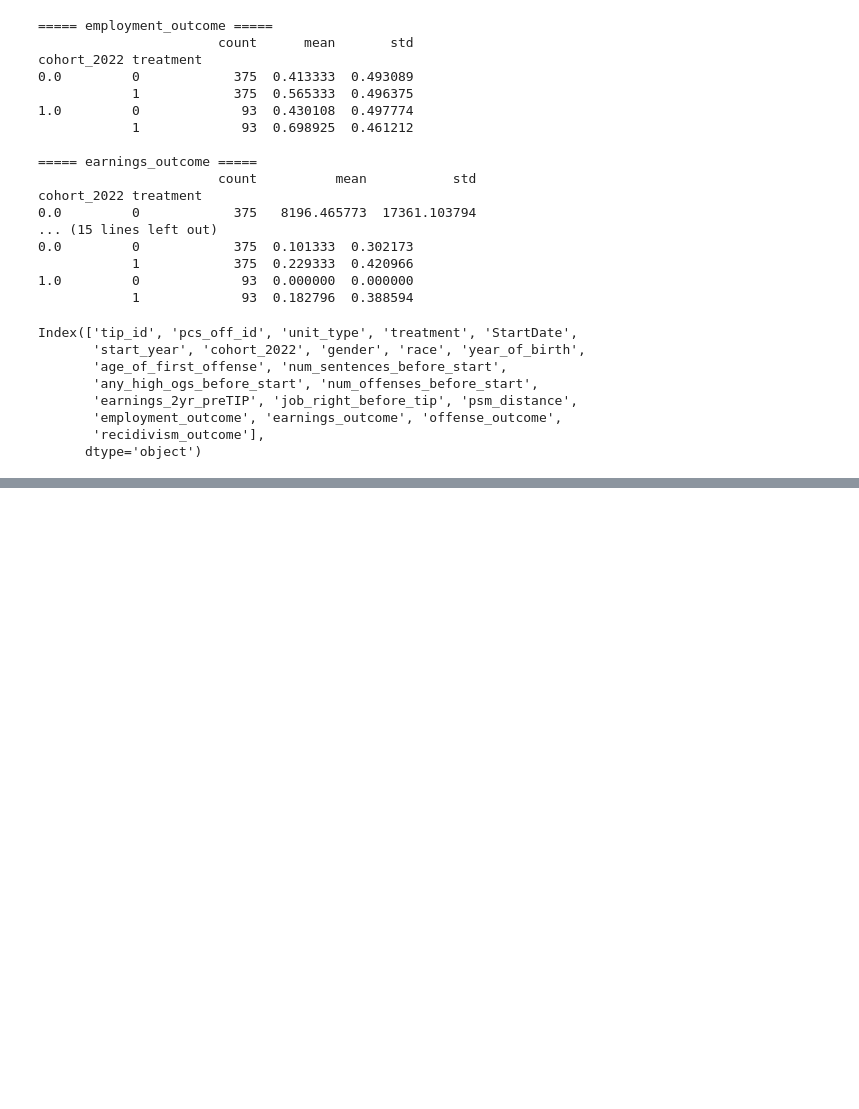
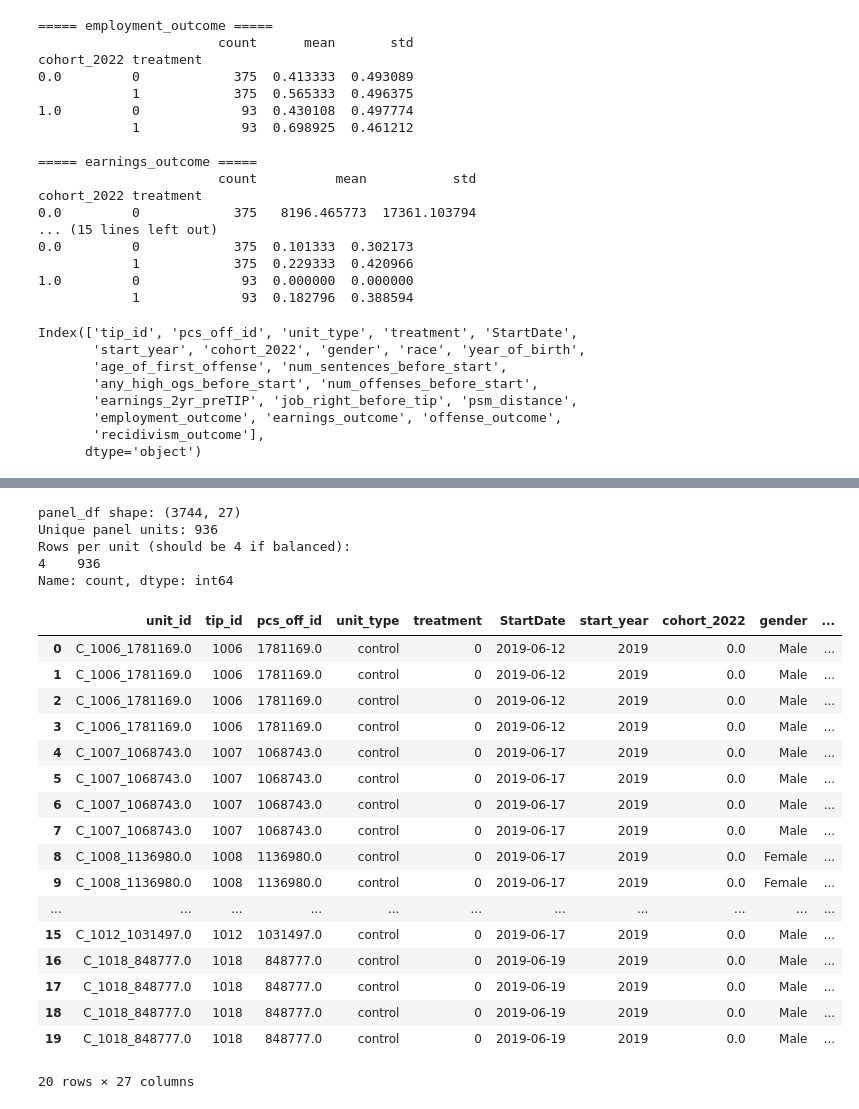
Before and after one commit to Nikki-Lemon/TIP2026, a Jupyter notebook: Matching/Participant_NonParticipant_Matching.ipynb, the cells around one changed output, grey strips where cells are left out. Saved outputs shown, nothing was run; the diff lists cells and outputs as text; code cells hidden in the pictures; blank space fills up the shorter version.

```diff
--- a/Matching/Participant_NonParticipant_Matching.ipynb
+++ b/Matching/Participant_NonParticipant_Matching.ipynb
@@ -2721,0 +3016,20 @@ Notes:
+# %%
+# --------------------------------------------------
+# Block 8: Construct recidivism_year
+# --------------------------------------------------
+
+panel_df["has_prior_offense_before_start"] = np.where(
+    panel_df["num_offenses_before_start"] > 0,
+    1,
+    0
+)
+
+panel_df["recidivism_year"] = np.where(
+    (panel_df["has_prior_offense_before_start"] == 1) &
+    (panel_df["year_rel"] >= 0) &
+    (panel_df["has_offense_year"] > 0),
+    1,
+    0
+)
+
+panel_df.head()
@@ -2721,0 +3044,40 @@ Notes:
+# %%
+# --------------------------------------------------
+# Block 9: Final panel formatting
+# --------------------------------------------------
+
+panel_df = panel_df.sort_values(["unit_id", "year_rel"]).reset_index(drop=True)
+
+# Optional calendar year corresponding to each relative year
+panel_df["calendar_year"] = panel_df["start_year"] + panel_df["year_rel"]
+
+print("panel_df shape:", panel_df.shape)
+print("Unique panel units:", panel_df["unit_id"].nunique())
+print("Rows per unit (should be 4 if balanced):")
+print(panel_df.groupby("unit_id").size().value_counts().sort_index())
+
+panel_df.head(20)
+# %% [output]
+panel_df shape: (3744, 27)
+Unique panel units: 936
+Rows per unit (should be 4 if balanced):
+4    936
+Name: count, dtype: int64
+|  | unit_id | tip_id | pcs_off_id | unit_type | treatment | StartDate | start_year | cohort_2022 | gender | ... |
+| 0 | C_1006_1781169.0 | 1006 | 1781169.0 | control | 0 | 2019-06-12 | 2019 | 0.0 | Male | ... |
+| 1 | C_1006_1781169.0 | 1006 | 1781169.0 | control | 0 | 2019-06-12 | 2019 | 0.0 | Male | ... |
+| 2 | C_1006_1781169.0 | 1006 | 1781169.0 | control | 0 | 2019-06-12 | 2019 | 0.0 | Male | ... |
+| 3 | C_1006_1781169.0 | 1006 | 1781169.0 | control | 0 | 2019-06-12 | 2019 | 0.0 | Male | ... |
+| 4 | C_1007_1068743.0 | 1007 | 1068743.0 | control | 0 | 2019-06-17 | 2019 | 0.0 | Male | ... |
+| 5 | C_1007_1068743.0 | 1007 | 1068743.0 | control | 0 | 2019-06-17 | 2019 | 0.0 | Male | ... |
+| 6 | C_1007_1068743.0 | 1007 | 1068743.0 | control | 0 | 2019-06-17 | 2019 | 0.0 | Male | ... |
+| 7 | C_1007_1068743.0 | 1007 | 1068743.0 | control | 0 | 2019-06-17 | 2019 | 0.0 | Male | ... |
+| 8 | C_1008_1136980.0 | 1008 | 1136980.0 | control | 0 | 2019-06-17 | 2019 | 0.0 | Female | ... |
+| 9 | C_1008_1136980.0 | 1008 | 1136980.0 | control | 0 | 2019-06-17 | 2019 | 0.0 | Female | ... |
+| ... | ... | ... | ... | ... | ... | ... | ... | ... | ... | ... |
+| 15 | C_1012_1031497.0 | 1012 | 1031497.0 | control | 0 | 2019-06-17 | 2019 | 0.0 | Male | ... |
+| 16 | C_1018_848777.0 | 1018 | 848777.0 | control | 0 | 2019-06-19 | 2019 | 0.0 | Male | ... |
+| 17 | C_1018_848777.0 | 1018 | 848777.0 | control | 0 | 2019-06-19 | 2019 | 0.0 | Male | ... |
+| 18 | C_1018_848777.0 | 1018 | 848777.0 | control | 0 | 2019-06-19 | 2019 | 0.0 | Male | ... |
+| 19 | C_1018_848777.0 | 1018 | 848777.0 | control | 0 | 2019-06-19 | 2019 | 0.0 | Male | ... |
+20 rows × 27 columns
```
Also changed, not shown: parts of 16 cells of this notebook.
